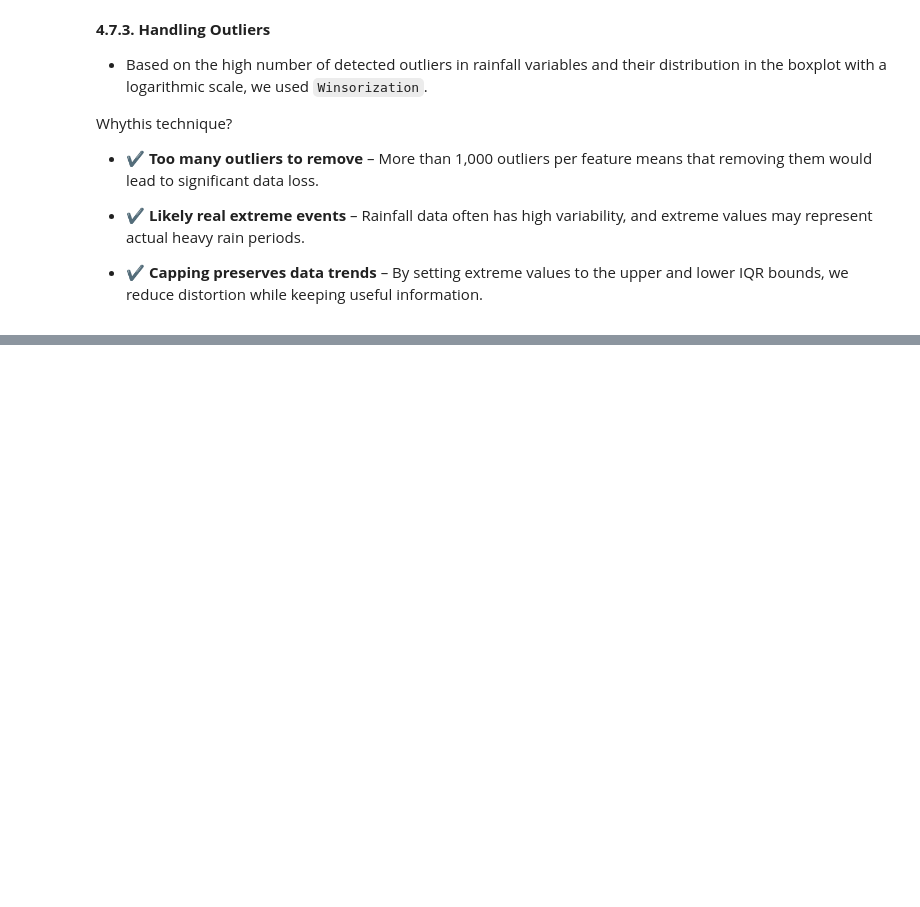
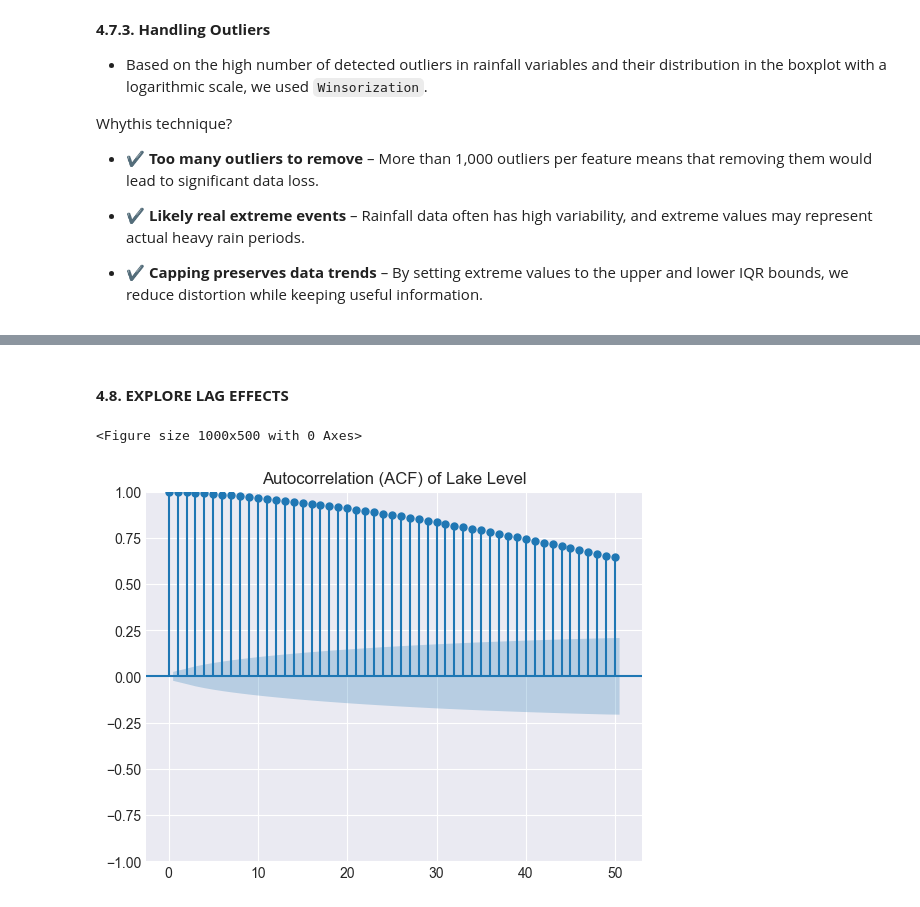
Before and after one commit to jenuzho/SMART-WATER-ANALYTICS-Times-Series, a Jupyter notebook: src/explore.ipynb, the cells around one changed output, grey strips where cells are left out. Drawn from its saved outputs; the diff is of its cells as text; code cells hidden in the pictures; blank space fills up the shorter version.

Commit message:
4.8.  Explore Lag Effects

```diff
--- a/src/explore.ipynb
+++ b/src/explore.ipynb
@@ -1055,0 +1105,13 @@ for feature in features:
+# %% [markdown]
+<br>
+
+**4.8. EXPLORE LAG EFFECTS**
+# %%
+# Plot ACF for Lake Level
+plt.figure(figsize=(10, 5))
+plot_acf(df['Lake_Level'], lags=50)  # Adjust lags if needed
+plt.title("Autocorrelation (ACF) of Lake Level")
+plt.show()
+# %% [output]
+<Figure size 1000x500 with 0 Axes>
+[figure, added]
```
Also changed, not shown: parts of 11 cells of this notebook.
